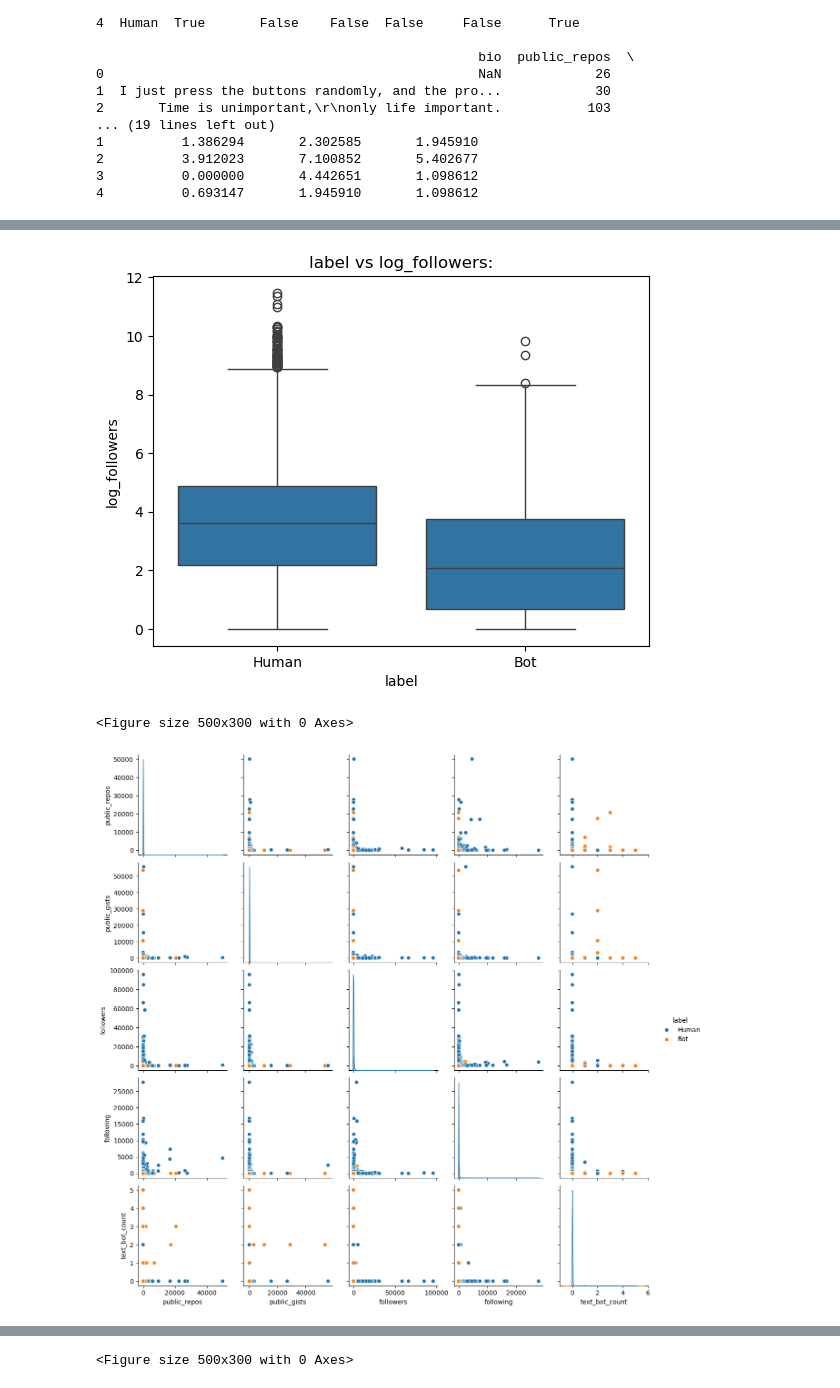
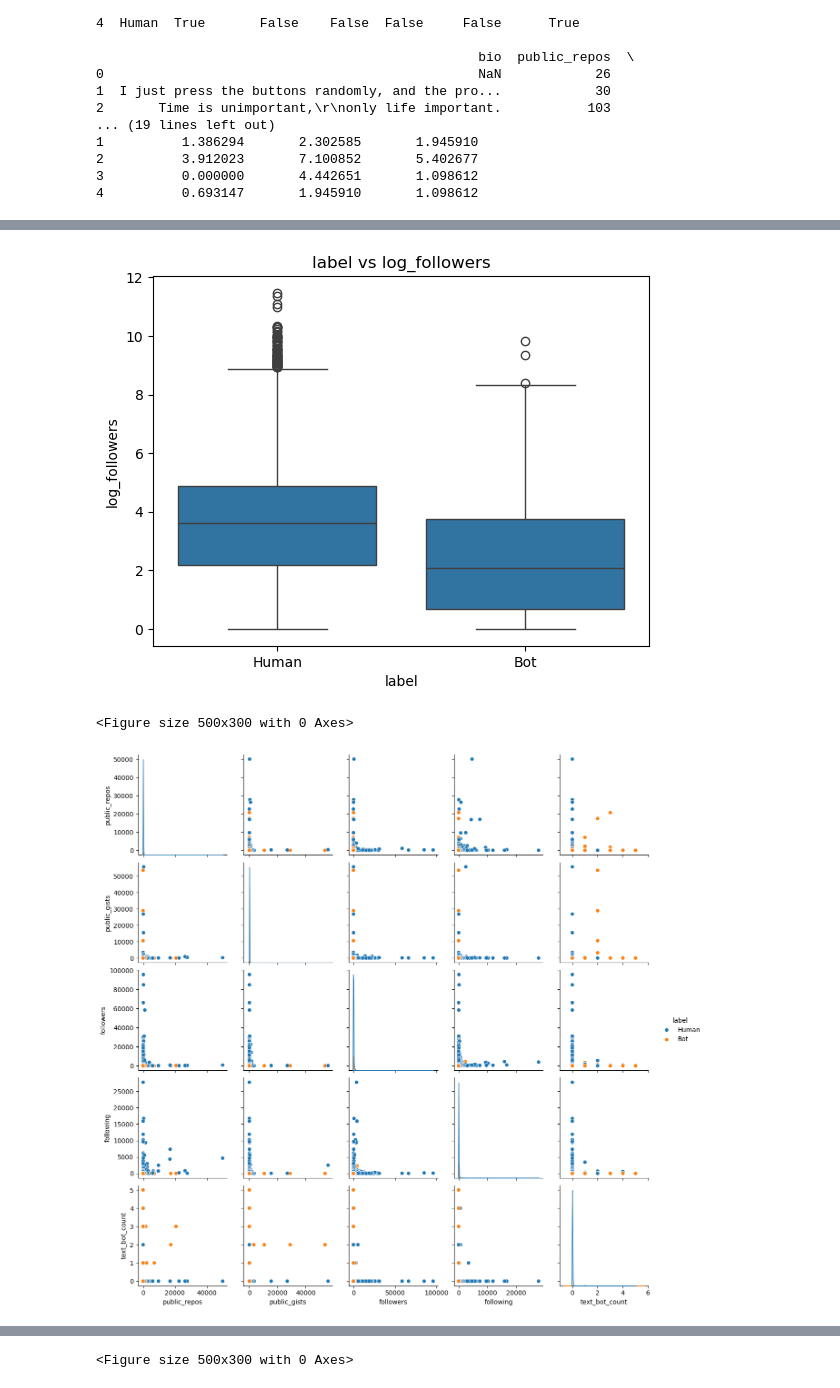
Before and after one commit to zzsyppt/Introduction-to-Data-Science-and-Engineering, a Jupyter notebook: HW8.ipynb, the cells around one changed output, grey strips where cells are left out. Cells and saved outputs as stored; diff of their text form; code cells hidden in the pictures.

```diff
--- a/HW8.ipynb
+++ b/HW8.ipynb
@@ -171,34 +187,27 @@ plt.show()
 # %%
-'''
-使用Seaborn绘制图表
-    - 绘制箱线图：展示不同label类别下log_followers的分布。
-    - 绘制成对图：展示不同特征之间的成对关系，并根据label分类。
-    - 绘制热图：展示log_public_repos、log_public_gists、log_followers和log_following等特征之间的相关性。
-    - 绘制小提琴图：展示label与log_followers之间的分布差异。
-'''
 import seaborn as sns
 
 # 箱线图
 sns.boxplot(x='label', y='log_followers', data=df)
-plt.title('label vs log_followers:')
+plt.title('label vs log_followers')
 plt.figure(figsize=(5, 3))
 plt.show()
 
 # 成对图
 sns.pairplot(df[['public_repos', 'public_gists', 'followers', 'following', 'text_bot_count', 'label']], hue='label')
 plt.show()
 
 # 热图
 sns.heatmap(df[['log_public_repos', 'log_public_gists', 'log_followers', 'log_following']].corr(), annot=True)
 plt.show()
 
 # 小提琴图
 sns.violinplot(x='label', y='log_followers', data=df)
-plt.title('label vs log_followers:')
+plt.title('label vs log_followers')
 plt.figure(figsize=(5, 3))
 plt.show()
 # %% [output]
-[figure, old version]
+[figure, new version]
 <Figure size 500x300 with 0 Axes>
 [figure]
 [figure]
```
Also changed, not shown: parts of 9 cells of this notebook, 2 other files.
